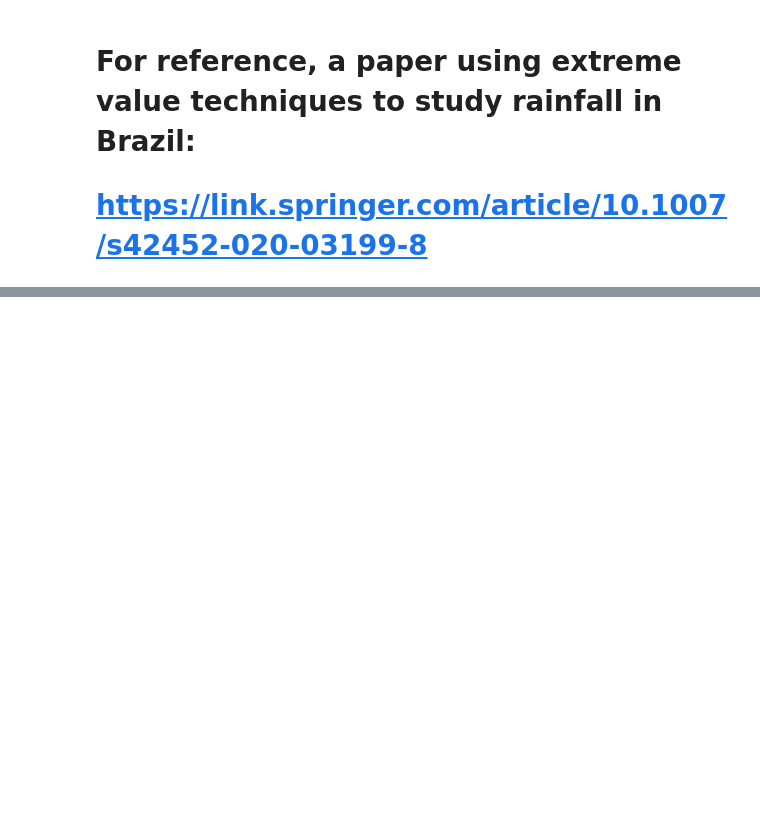
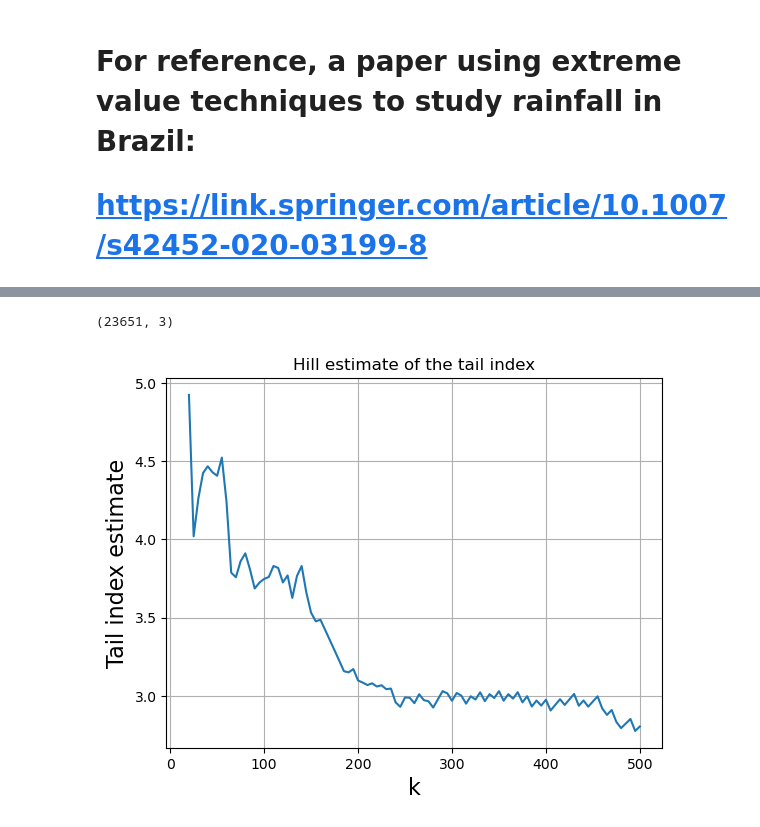
Before and after one commit to kshedden/case_studies, a Jupyter notebook: precip/extremes.ipynb, the cells around one changed output, grey strips where cells are left out. Cells and saved outputs as stored; diff of their text form; code cells hidden in the pictures; blank space fills up the shorter version.

```diff
--- a/precip/extremes.ipynb
+++ b/precip/extremes.ipynb
@@ -358,5 +375,9 @@ for family in ["powerlaw", "exponential"]:
 # %%
 plot_hill(df["PRCP"])
+df.shape
+# %% [output]
+(23651, 3)
+[figure, added]
 # %%
 # Fit generalized extreme value distributions to the block (annual) maxima.
 gev = block_max(df)
```
Also changed, not shown: parts of 8 cells of this notebook, 2 other files.
